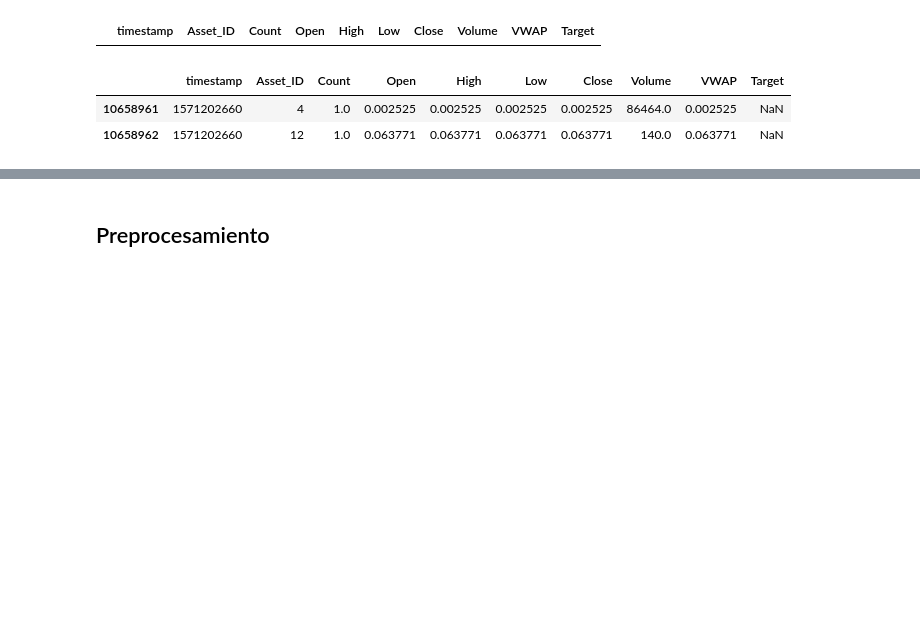
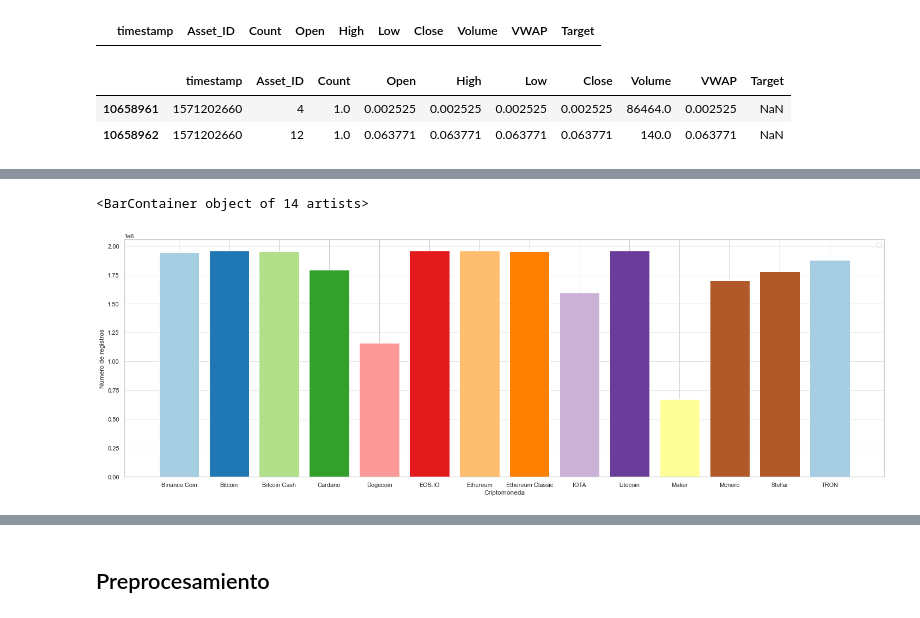
Before and after one commit to juanda9709/Crypto_Forecasting-, a Jupyter notebook: notebooks/Primera iteración.ipynb, the cells around one changed output, grey strips where cells are left out. Saved outputs shown, nothing was run; the diff lists cells and outputs as text; code cells hidden in the pictures; blank space fills up the shorter version.

```diff
--- a/notebooks/Primera iteración.ipynb
+++ b/notebooks/Primera iteración.ipynb
@@ -286,3 +279,19 @@ prueba
 |  | timestamp | Asset_ID | Count | Open | High | Low | Close | Volume | VWAP | Target |
 | 10658961 | 1571202660 | 4 | 1.0 | 0.002525 | 0.002525 | 0.002525 | 0.002525 | 86464.0 | 0.002525 | NaN |
 | 10658962 | 1571202660 | 12 | 1.0 | 0.063771 | 0.063771 | 0.063771 | 0.063771 | 140.0 | 0.063771 | NaN |
+# %%
+asset_count= []
+for i in range(14):
+    count = (data["Asset_ID"]==i).sum()
+    asset_count.append(count)
+
+colors = plt.get_cmap('Paired')
+
+plt.figure(figsize=(25,8))
+
+plt.legend()
+plt.xlabel('Criptomoneda')
+plt.ylabel('Numero de registros')
+plt.bar(x = asset_details.sort_values("Asset_ID")["Asset_Name"],
+             height= asset_count, color = colors(range(13)))
+# %% [output]
@@ -288,0 +299,2 @@ prueba
+<BarContainer object of 14 artists>
+[figure, added]
```
Also changed, not shown: parts of 72 cells of this notebook, 35 other files.
